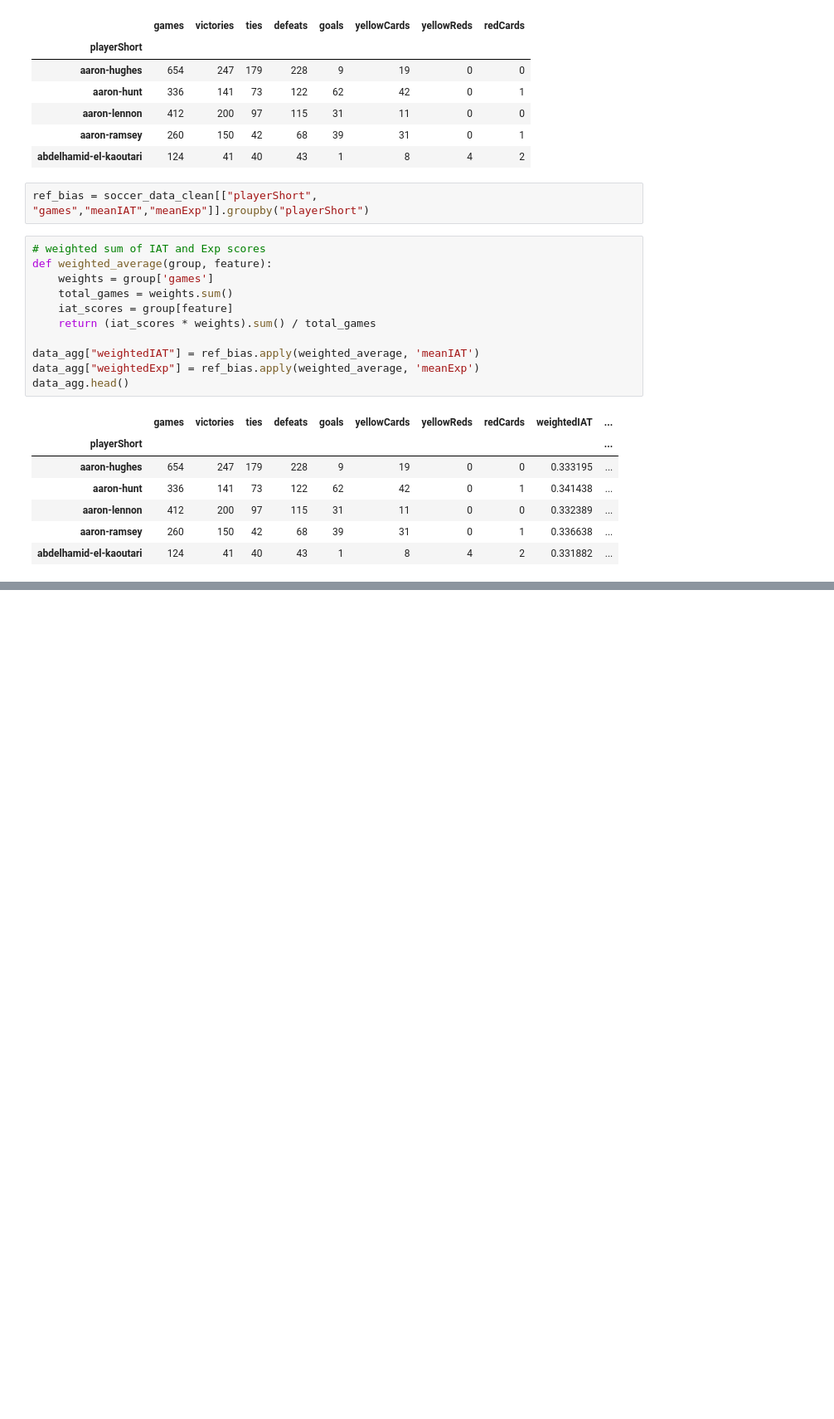
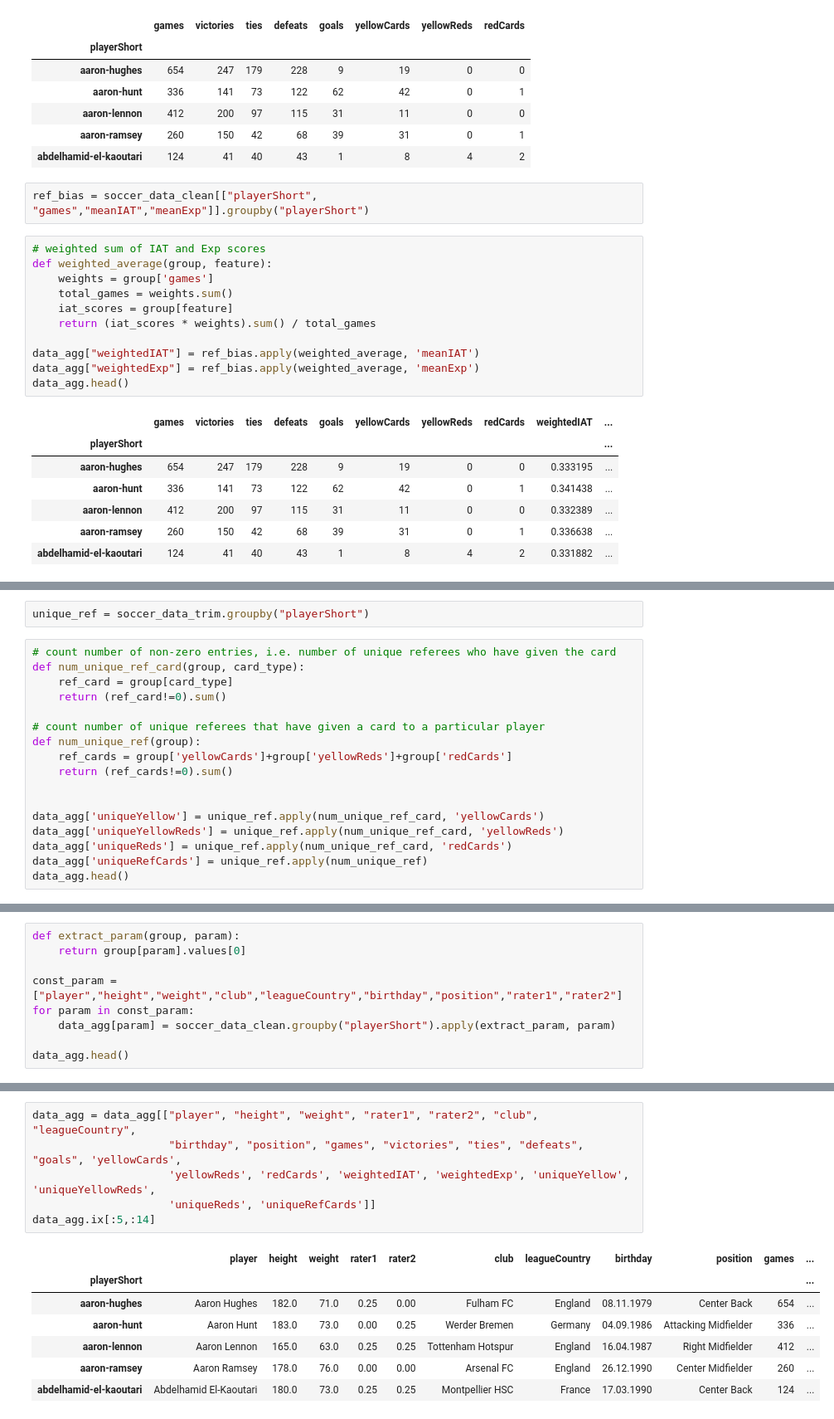
Before and after one commit to BeforeRain/ADA-homework, a Jupyter notebook: 04 - Applied ML/submission.ipynb, the cells around one changed output, grey strips where cells are left out. Shown at 83% size. Cells and saved outputs as stored; diff of their text form; blank space fills up the shorter version.

```diff
--- a/04 - Applied ML/submission.ipynb
+++ b/04 - Applied ML/submission.ipynb
@@ -141,0 +149,19 @@ More features --> number of unique referees which gave cards
+# %%
+unique_ref = soccer_data_trim.groupby("playerShort")
+# %%
+# count number of non-zero entries, i.e. number of unique referees who have given the card
+def num_unique_ref_card(group, card_type):
+    ref_card = group[card_type]
+    return (ref_card!=0).sum()
+
+# count number of unique referees that have given a card to a particular player
+def num_unique_ref(group):
+    ref_cards = group['yellowCards']+group['yellowReds']+group['redCards']
+    return (ref_cards!=0).sum()
+
+
+data_agg['uniqueYellow'] = unique_ref.apply(num_unique_ref_card, 'yellowCards')
+data_agg['uniqueYellowReds'] = unique_ref.apply(num_unique_ref_card, 'yellowReds')
+data_agg['uniqueReds'] = unique_ref.apply(num_unique_ref_card, 'redCards')
+data_agg['uniqueRefCards'] = unique_ref.apply(num_unique_ref)
+data_agg.head()
@@ -141,0 +188,9 @@ More features --> number of unique referees which gave cards
+# %%
+def extract_param(group, param):
+    return group[param].values[0]
+
+const_param = ["player","height","weight","club","leagueCountry","birthday","position","rater1","rater2"]
+for param in const_param:
+    data_agg[param] = soccer_data_clean.groupby("playerShort").apply(extract_param, param)
+
+data_agg.head()
@@ -141,0 +214,14 @@ More features --> number of unique referees which gave cards
+# %%
+data_agg = data_agg[["player", "height", "weight", "rater1", "rater2", "club", "leagueCountry",
+                     "birthday", "position", "games", "victories", "ties", "defeats", "goals", 'yellowCards',
+                     'yellowReds', 'redCards', 'weightedIAT', 'weightedExp', 'uniqueYellow', 'uniqueYellowReds',
+                     'uniqueReds', 'uniqueRefCards']]
+data_agg.ix[:5,:14]
+# %% [output]
+|  | player | height | weight | rater1 | rater2 | club | leagueCountry | birthday | position | games | ... |
+| playerShort |  |  |  |  |  |  |  |  |  |  | ... |
+| aaron-hughes | Aaron Hughes | 182.0 | 71.0 | 0.25 | 0.00 | Fulham FC | England | 08.11.1979 | Center Back | 654 | ... |
+| aaron-hunt | Aaron Hunt | 183.0 | 73.0 | 0.00 | 0.25 | Werder Bremen | Germany | 04.09.1986 | Attacking Midfielder | 336 | ... |
+| aaron-lennon | Aaron Lennon | 165.0 | 63.0 | 0.25 | 0.25 | Tottenham Hotspur | England | 16.04.1987 | Right Midfielder | 412 | ... |
+| aaron-ramsey | Aaron Ramsey | 178.0 | 76.0 | 0.00 | 0.00 | Arsenal FC | England | 26.12.1990 | Center Midfielder | 260 | ... |
+| abdelhamid-el-kaoutari | Abdelhamid El-Kaoutari | 180.0 | 73.0 | 0.25 | 0.25 | Montpellier HSC | France | 17.03.1990 | Center Back | 124 | ... |
```
Also changed, not shown: parts of 12 cells of this notebook.
